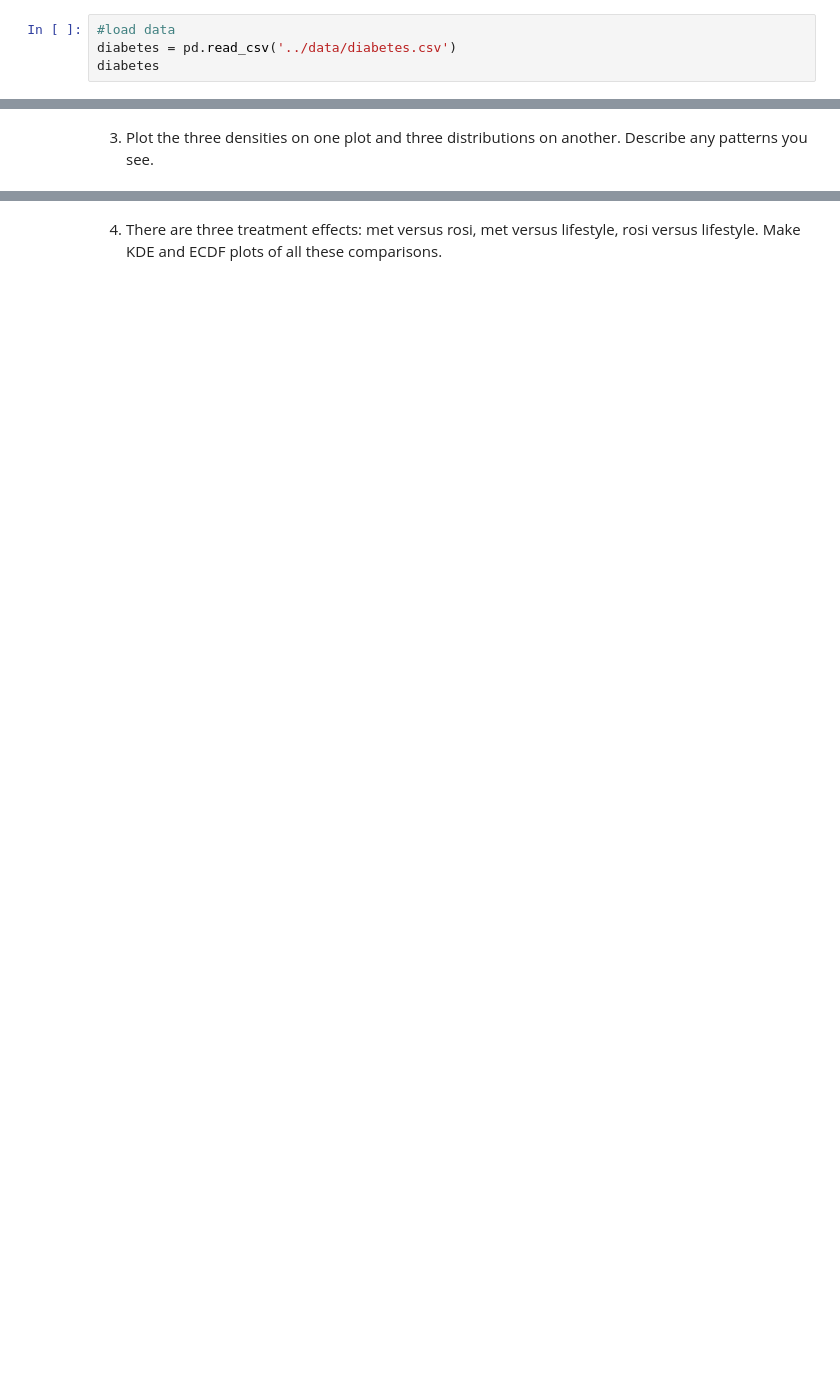
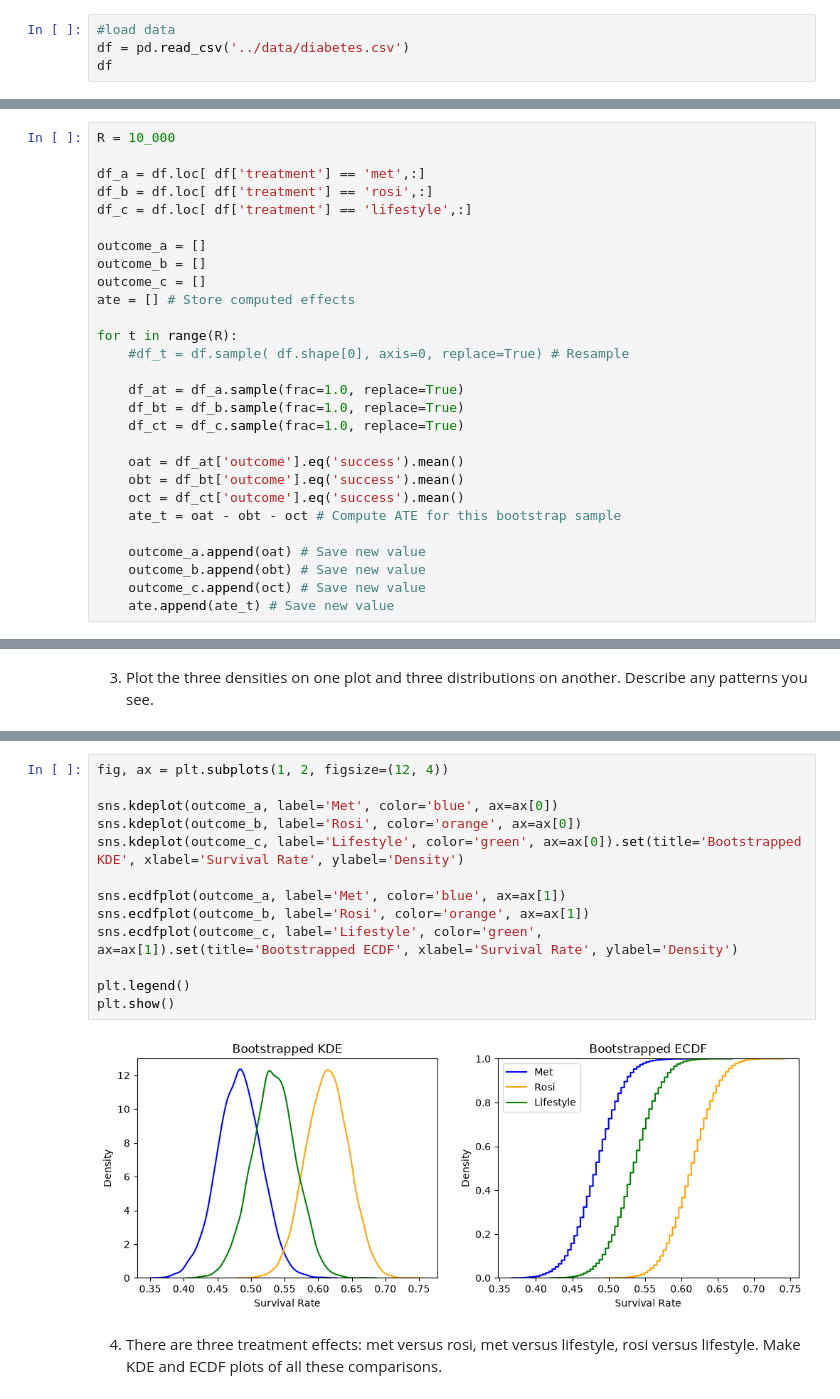
Before and after one commit to kimondragon/UU_F26_templates, a Jupyter notebook: Week06/Thursday_lab/lab_06.ipynb, the cells around one changed output, grey strips where cells are left out. Drawn from its saved outputs; the diff is of its cells as text; blank space fills up the shorter version.

```diff
--- a/Week06/Thursday_lab/lab_06.ipynb
+++ b/Week06/Thursday_lab/lab_06.ipynb
@@ -207,7 +226,7 @@ ANSWER:
 # %%
 #load data
-diabetes = pd.read_csv('../data/diabetes.csv')
-diabetes
+df = pd.read_csv('../data/diabetes.csv')
+df
 # %% [output]
 |  | Unnamed: 0 | treatment | outcome |
 | 0 | 1 | met | success |
@@ -238,3 +261,30 @@ KeyError: 'Outcome'
 # %% [markdown]
 2) Bootstrap the outcomes for the three groups 10,000 times. Store all of these estimates. As this is another randomized controlled trial, do the resampling within the arms.
 # %%
+R = 10_000
+
+df_a = df.loc[ df['treatment'] == 'met',:]
+df_b = df.loc[ df['treatment'] == 'rosi',:]
+df_c = df.loc[ df['treatment'] == 'lifestyle',:]
+
+outcome_a = []
+outcome_b = []
+outcome_c = []
+ate = [] # Store computed effects
+
+for t in range(R):
+    #df_t = df.sample( df.shape[0], axis=0, replace=True) # Resample
+
+    df_at = df_a.sample(frac=1.0, replace=True)
+    df_bt = df_b.sample(frac=1.0, replace=True)
+    df_ct = df_c.sample(frac=1.0, replace=True)
+
+    oat = df_at['outcome'].eq('success').mean()
+    obt = df_bt['outcome'].eq('success').mean()
+    oct = df_ct['outcome'].eq('success').mean()
+    ate_t = oat - obt - oct # Compute ATE for this bootstrap sample
+
+    outcome_a.append(oat) # Save new value
+    outcome_b.append(obt) # Save new value
+    outcome_c.append(oct) # Save new value
+    ate.append(ate_t) # Save new value
@@ -253,2 +298,17 @@ KeyError: 'Outcome'
+# %%
+fig, ax = plt.subplots(1, 2, figsize=(12, 4))
+
+sns.kdeplot(outcome_a, label='Met', color='blue', ax=ax[0])
+sns.kdeplot(outcome_b, label='Rosi', color='orange', ax=ax[0])
+sns.kdeplot(outcome_c, label='Lifestyle', color='green', ax=ax[0]).set(title='Bootstrapped KDE', xlabel='Survival Rate', ylabel='Density')
+
+sns.ecdfplot(outcome_a, label='Met', color='blue', ax=ax[1])
+sns.ecdfplot(outcome_b, label='Rosi', color='orange', ax=ax[1])
+sns.ecdfplot(outcome_c, label='Lifestyle', color='green', ax=ax[1]).set(title='Bootstrapped ECDF', xlabel='Survival Rate', ylabel='Density')
+
+plt.legend()
+plt.show()
+# %% [output]
+[figure, added]
 # %% [markdown]
 4) There are three treatment effects: met versus rosi, met versus lifestyle, rosi versus lifestyle. Make KDE and ECDF plots of all these comparisons.
```
Also changed, not shown: parts of 19 cells of this notebook, 1 other file.
